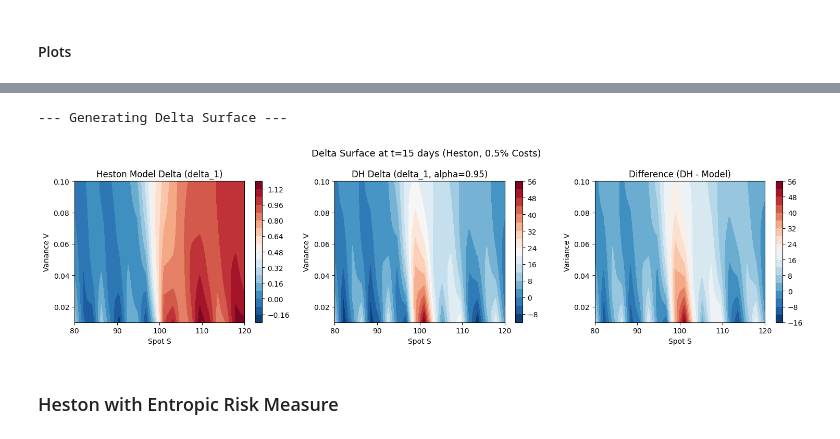
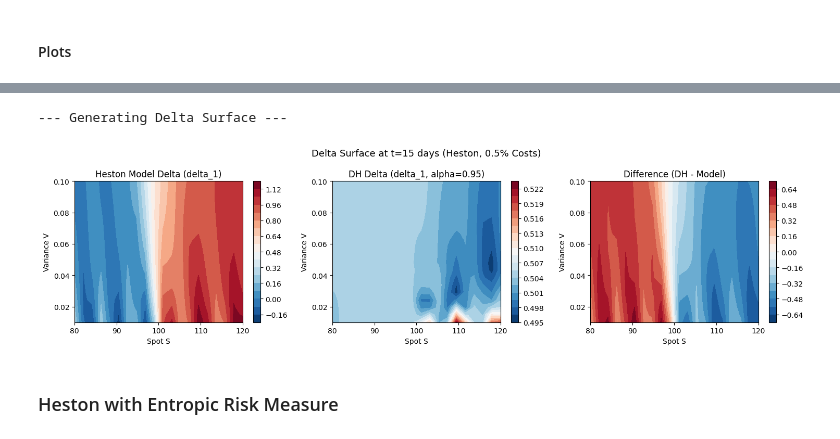
Before and after one commit to GioChecchi/Deep_Hedging, a Jupyter notebook: Deep_Hedging.ipynb, the cells around one changed output, grey strips where cells are left out. Drawn from its saved outputs; the diff is of its cells as text; code cells hidden in the pictures.

```diff
--- a/Deep_Hedging.ipynb
+++ b/Deep_Hedging.ipynb
@@ -857,7 +853,8 @@ def evaluate_model(policy, env_type, test_paths, K, epsilon, S0, T,
 
     # d2 normalization
     d2_scale = S0 / L0 if env_type == 'heston' else None
-
+    if env_type == 'heston':
+        test_paths2 = test_paths2 * d2_scale
     if output_dim == 1:
         prev_delta = torch.zeros(n_paths, device=device, dtype=test_paths.dtype)
     else:
@@ -873,8 +870,8 @@ def evaluate_model(policy, env_type, test_paths, K, epsilon, S0, T,
                 if test_vols is None:
                     raise ValueError("test_vols required for env_type='heston'")
                 vol_col     = (test_vols[t] / v0).unsqueeze(1)       # (n_paths, 1)
-                prev_d1_col = prev_delta[:, 0:1]                      # (n_paths, 1)
-                prev_d2_col = prev_delta[:, 1:2] / d2_scale           # (n_paths, 1) normalized
+                prev_d1_col = prev_delta[:, 0:1]                     # (n_paths, 1)
+                prev_d2_col = prev_delta[:, 1:2]                     # (n_paths, 1)
 
                 if is_shared:
                     tau_t = torch.full((n_paths, 1), T - t * dt,
@@ -883,9 +880,7 @@ def evaluate_model(policy, env_type, test_paths, K, epsilon, S0, T,
                 else:
                     x = torch.cat([log_spot, vol_col, prev_d1_col, prev_d2_col], dim=1)
 
-                curr_delta_norm = policy.forward_step(t, x)
-                curr_delta = torch.stack([curr_delta_norm[:, 0],
-                                          curr_delta_norm[:, 1] * d2_scale], dim=1)
+                curr_delta = policy.forward_step(t, x)
 
             else:
                 prev_col = prev_delta.unsqueeze(1)
@@ -1002,6 +997,8 @@ def run_heston_baseline(paths, vol_paths, S2_paths, K, T, epsilon,
     paths     = to_tensor(paths)
     vol_paths = to_tensor(vol_paths)
     S2_paths  = to_tensor(S2_paths)
+    d2_scale  = paths[0, 0] / L0
+    S2_paths  = S2_paths * d2_scale
 
     n_steps = paths.shape[0] - 1
     n_paths = paths.shape[1]
@@ -1017,7 +1014,7 @@ def run_heston_baseline(paths, vol_paths, S2_paths, K, T, epsilon,
             K=K, bump_ratio=bump_ratio, chunk_size=chunk_size)
         d2[t_idx] = heston_pricer.vega_swap(
             S=paths[t_idx], v=vol_paths[t_idx], tau=tau_t,
-            K=K, v_bump=v_bump, chunk_size=chunk_size)
+            K=K, v_bump=v_bump, chunk_size=chunk_size) / d2_scale
 
     deltas = torch.stack([d1, d2], dim=2)   # (steps, n_paths, 2)
     pnl    = get_pnl(paths, deltas, K, epsilon, premium=premium,
@@ -1800,8 +1797,9 @@ plt.legend(); plt.grid(True, alpha=0.3); plt.tight_layout(); plt.show()
 # %%
 policy_type    = "per_step"
 use_batch_norm = False
-n_epochs       = 3000
-batch_size = 1024
+n_epochs       = 1000
+batch_size     = 256
+hidden_dim_heston = [128,128]
 # %% [markdown]
 ### Heston with transaction costs (CVaR)
 # %% [markdown]
@@ -1905,11 +1923,10 @@ for ax, alpha_level in zip(axes, alpha_levels):
     ax.set_title(f"alpha={alpha_level}")
     ax.set_xlabel("Epoch"); ax.legend(); ax.grid(True, alpha=0.3)
 axes[0].set_ylabel("Objective")
-plt.suptitle("Training Objectives — Heston 0.5% Costs", fontsize=13)
+plt.suptitle("Training Objectives - Heston 0.5% Costs", fontsize=13)
 plt.tight_layout(); plt.show()
 
-# 8. Delta surface — learned vs model at t=15 ──────────────
-# Paper Figure 3 equivalent for Heston: visualize over (S, V) grid
+# 8. Delta surface: learned vs model at t=15
 print("\n--- Generating Delta Surface ---")
 t_idx   = 15
 tau_15  = T - t_idx * (T / steps)
@@ -1930,15 +1947,12 @@ h_delta_grid = to_numpy(heston_pricer.delta(
 S_t   = to_tensor(S_flat)
 V_t   = to_tensor(V_flat)
 
-# Realistic prev_delta: use model Heston delta at t=14
 tau_flat_14 = np.full(len(S_flat), tau_14)
 prev_d1     = to_tensor(to_numpy(heston_pricer.delta(S_flat, V_flat, tau_flat_14, K))).unsqueeze(1)          # (400, 1)
 prev_d2_raw = to_tensor(to_numpy(heston_pricer.vega_swap(S_flat, V_flat, tau_flat_14, K))).unsqueeze(1)          # (400, 1)
-
-# Normalize d2 exactly as in train_model/evaluate_model
 prev_d2_norm = prev_d2_raw / (S0/L0)                      # (400, 1)
 
-log_grid_h = torch.log(S_t / S0).unsqueeze(1)              # (400, 1)
+log_grid_h = torch.log(S_t / S0).unsqueeze(1)               # (400, 1)
 vol_norm   = (V_t / v0).unsqueeze(1)                        # (400, 1)
 prev_delta = torch.cat([prev_d1, prev_d2_norm], dim=1)      # (400, 2)
 x_grid_h   = torch.cat([log_grid_h, vol_norm, prev_delta], dim=1)  # (400, 4)
@@ -1970,5 +1984,5 @@ plt.tight_layout(); plt.show()
 --- Generating Delta Surface ---
-[figure, old version]
+[figure, new version]
 # %% [markdown]
 ### Heston with Entropic Risk Measure
 # %% [markdown]
```
Also changed, not shown: parts of 25 cells of this notebook.
